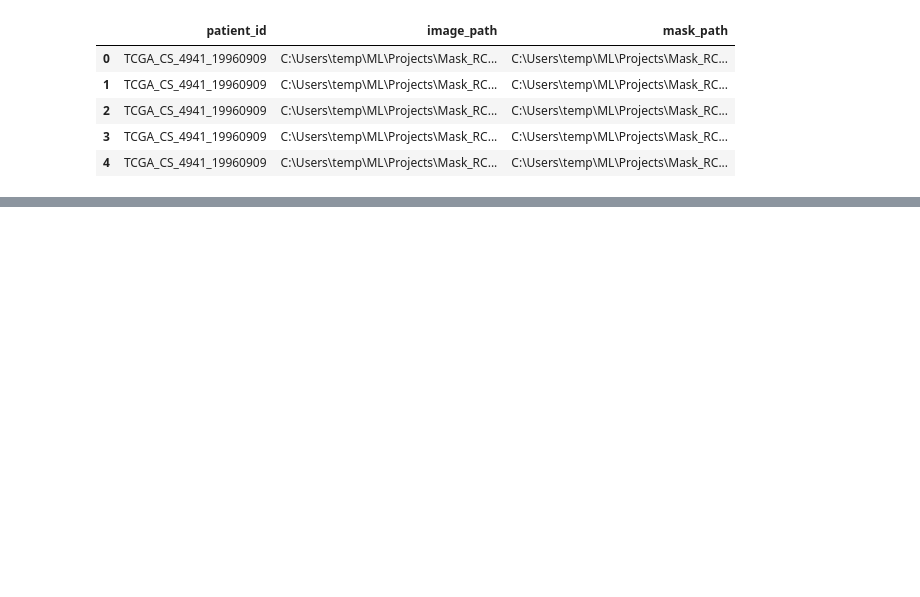
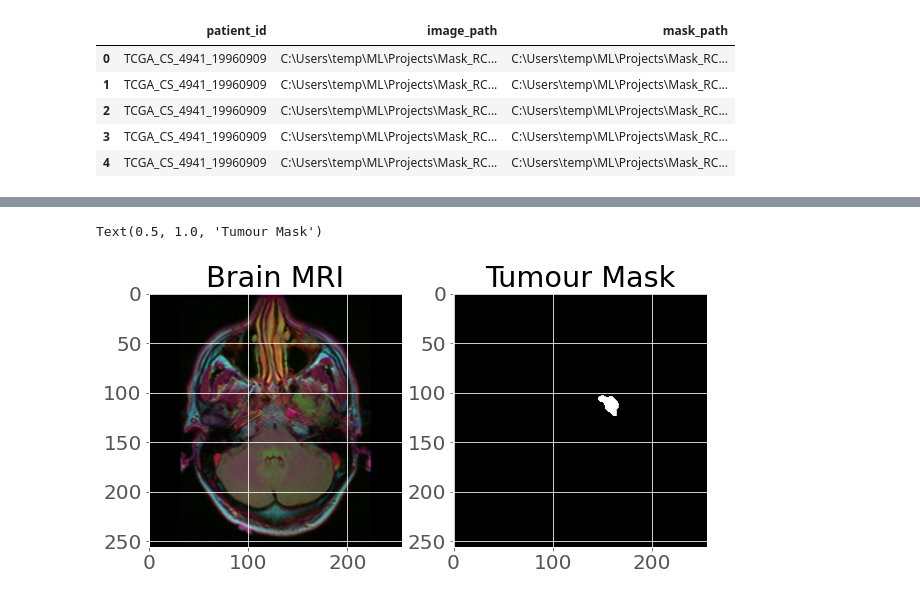
Before and after one commit to rajuzumaki2207/Brain_tumour_detection_RCNN, a Jupyter notebook: Brain_MRI_Detection.ipynb, the cells around one changed output, grey strips where cells are left out. Cells and saved outputs as stored; diff of their text form; code cells hidden in the pictures; blank space fills up the shorter version.

```diff
--- a/Brain_MRI_Detection.ipynb
+++ b/Brain_MRI_Detection.ipynb
@@ -173,0 +190,21 @@ brain_df.sample(5)
+# %%
+i=0
+while i < len(imgs): ## Show one MRI image along with its Mask
+    if brain_df['mask'][i]==1:
+
+        img_2_show =brain_df.image_path[i]
+        mask_2_show = brain_df.mask_path[i]
+
+        break # Break otherwise i will get updated and we only need one image
+    else:
+        i+=1
+plt.figure(figsize=(10,10))
+plt.subplot(1,2,1)
+plt.imshow(cv2.imread(img_2_show))
+plt.title("Brain MRI")
+plt.subplot(1,2,2)
+plt.imshow(cv2.imread(mask_2_show))
+plt.title("Tumour Mask")
+# %% [output]
+Text(0.5, 1.0, 'Tumour Mask')
+[figure, added]
```
Also changed, not shown: parts of 8 cells of this notebook.
